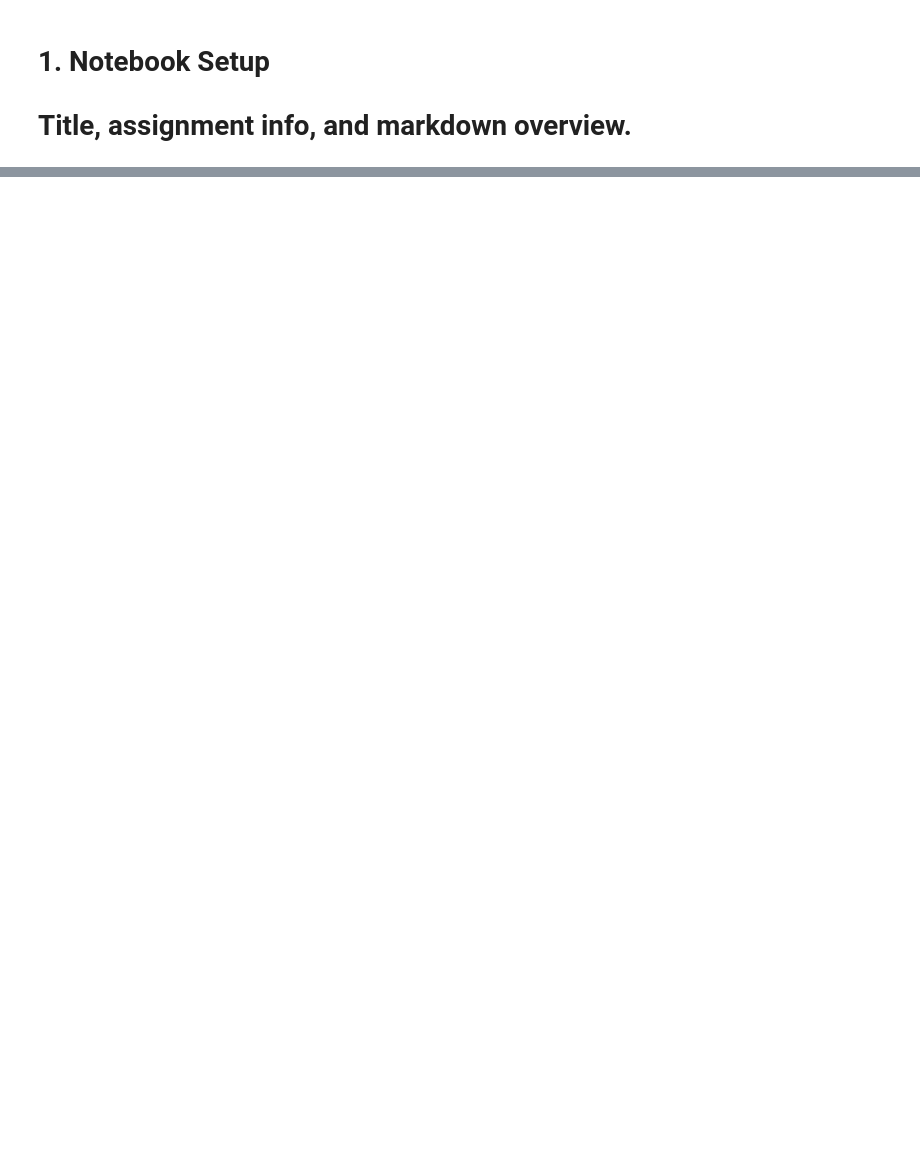
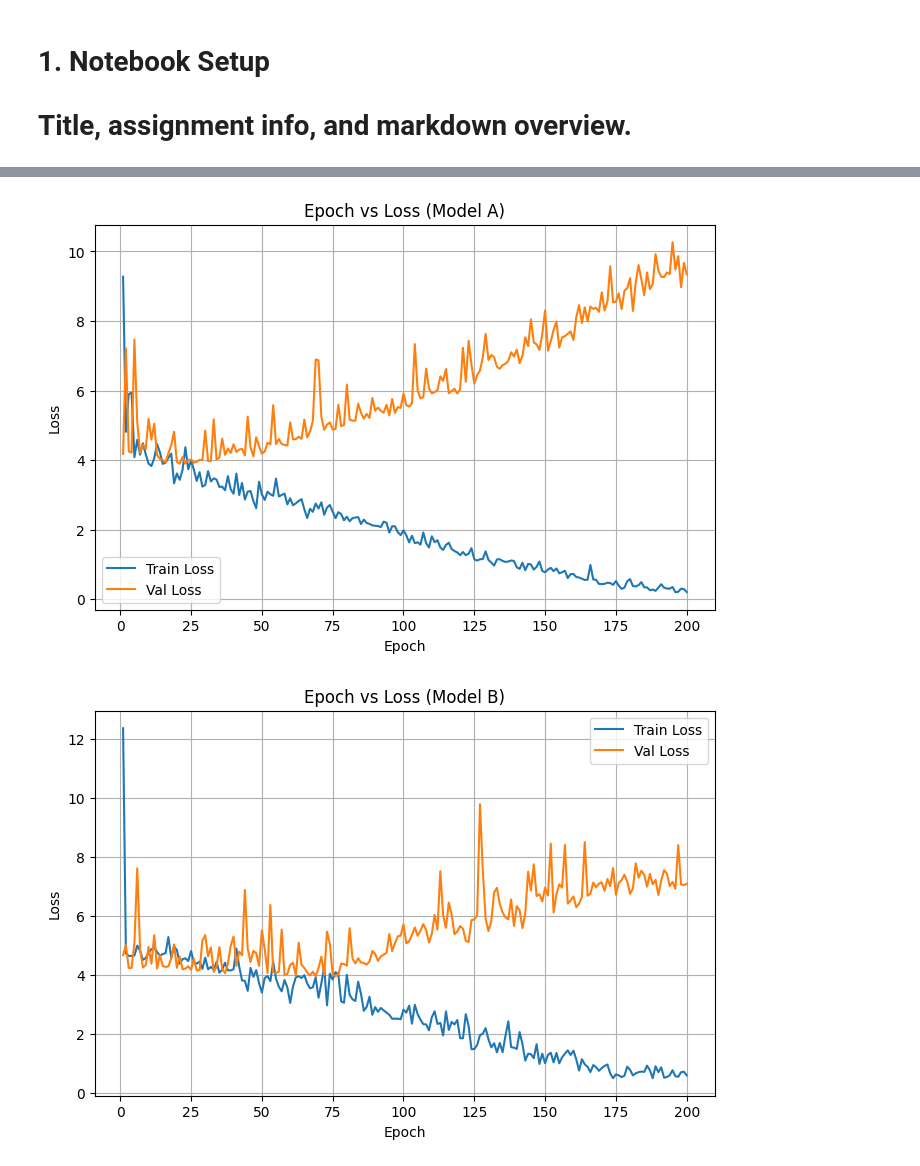
Before and after one commit to SetroZ/IA_ANN, a Jupyter notebook: code.ipynb, the cells around one changed output, grey strips where cells are left out. Drawn from its saved outputs; the diff is of its cells as text; code cells hidden in the pictures; blank space fills up the shorter version.

```diff
--- a/code.ipynb
+++ b/code.ipynb
@@ -635,0 +687,26 @@ for i, res in enumerate(results, 1):
+# %%
+# =========================
+# Epoch vs loss
+# =========================
+
+
+
+for model in models:
+    nn = NeuralNetwork(NeuralNetworkArgs(model.name))
+    train_losses, val_losses = nn.train(trainData, valData,useBest=False,silent=True)
+
+    epochs = list(range(1, nn.epochs + 1))
+
+    plt.figure(figsize=(8, 5))
+    plt.plot(epochs, train_losses, label='Train Loss')
+    plt.plot(epochs, val_losses, label='Val Loss')
+    plt.title(f"Epoch vs Loss (Model {nn.name})")
+    plt.xlabel("Epoch")
+    plt.ylabel("Loss")
+    plt.legend()
+    plt.grid(True)
+
+    plt.show()
+# %% [output]
+[figure, added]
+[figure, added]
```
Also changed, not shown: parts of 11 cells of this notebook, 12 other files.
